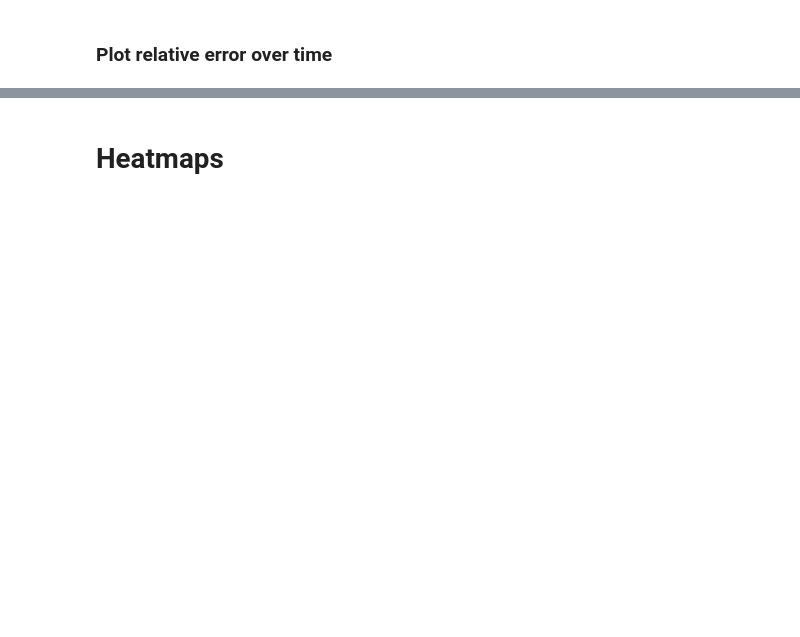
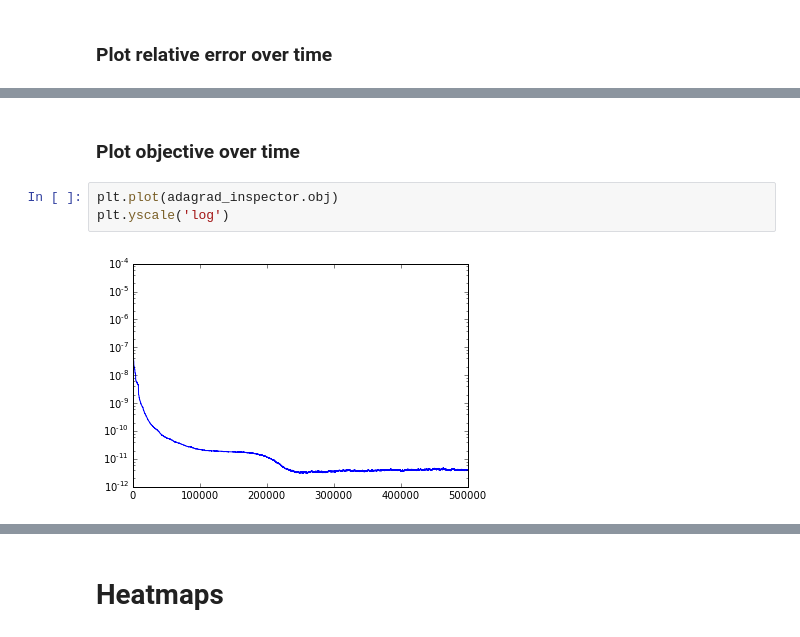
Before and after one commit to achab/nphc, a Jupyter notebook: notebooks/nonsym_full_pb.ipynb, the cells around one changed output, grey strips where cells are left out. Drawn from its saved outputs; the diff is of its cells as text; blank space fills up the shorter version.

```diff
--- a/notebooks/nonsym_full_pb.ipynb
+++ b/notebooks/nonsym_full_pb.ipynb
@@ -116,0 +144,7 @@ print(rel_err(R_true,R_nag))
+# %% [markdown]
+### Plot objective over time
+# %%
+plt.plot(adagrad_inspector.obj)
+plt.yscale('log')
+# %% [output]
+[figure, added]
```
Also changed, not shown: parts of 18 cells of this notebook, 1 other file.
